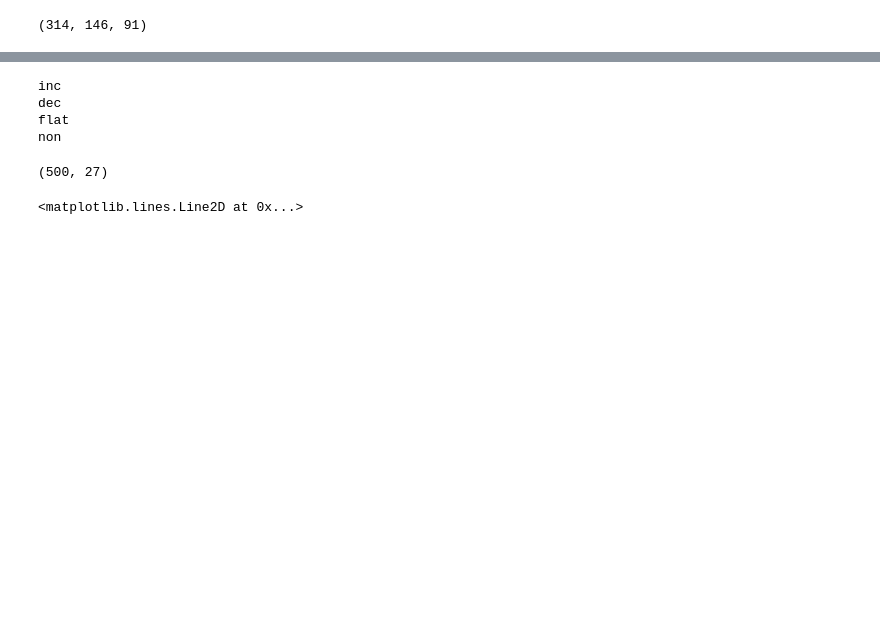
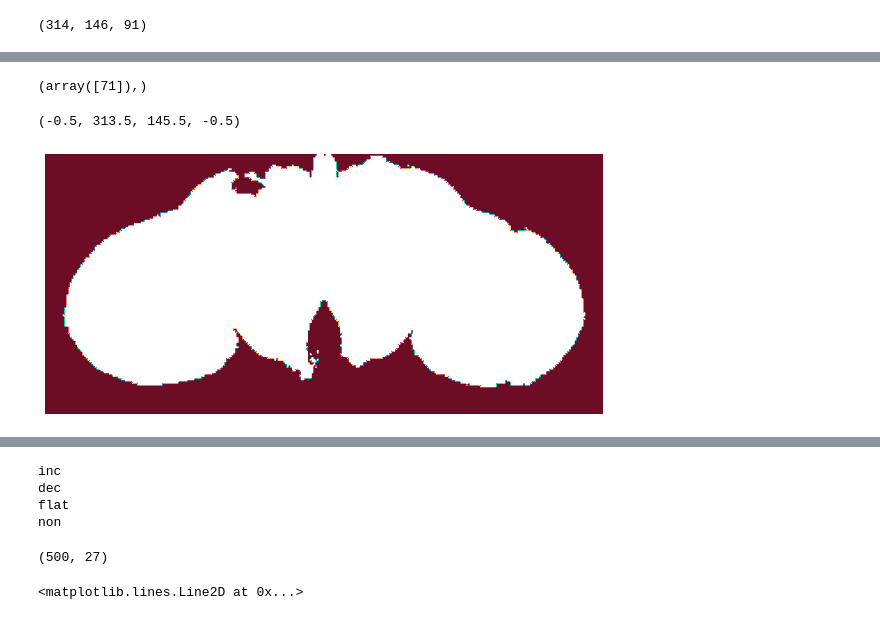
Before and after one commit to ClandininLab/brainsss, a Jupyter notebook: notebooks/20250918_fig3_FINAL.ipynb, the cells around one changed output, grey strips where cells are left out. Drawn from its saved outputs; the diff is of its cells as text; code cells hidden in the pictures; blank space fills up the shorter version.

```diff
--- a/notebooks/20250918_fig3_FINAL.ipynb
+++ b/notebooks/20250918_fig3_FINAL.ipynb
@@ -144,3 +131,15 @@ plt.axis('off')
+# %%
+np.where(sizes==np.max(sizes))
+# %% [output]
+(array([71]),)
+# %%
+z=33
+fig,ax=plt.subplots(figsize=(10,10))
+ax.imshow(np.nanmax(np.isin(giant_total_anat[...,30:34],71),axis=-1).T, cmap=cmap_rainbow)
+plt.axis('off')
+# %% [output]
+(-0.5, 313.5, 145.5, -0.5)
+[figure, added]
 # %%
 fixed = brainsss.load_fda_meanbrain()
 behaviors=list(five_sec.keys())
```
Also changed, not shown: parts of 12 cells of this notebook, 12 other files.
